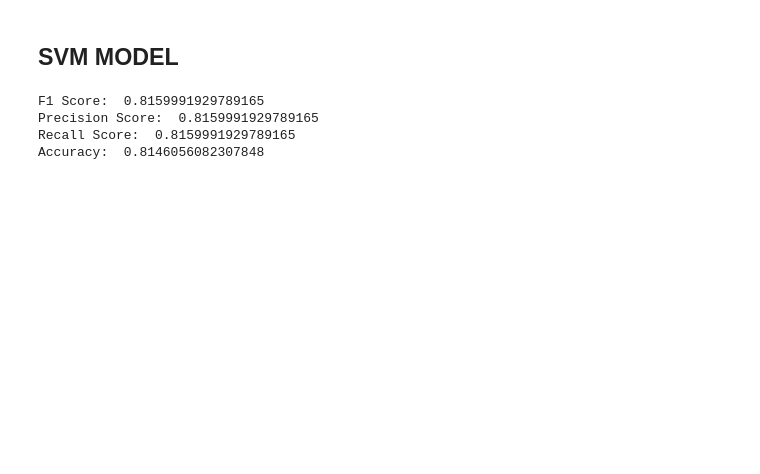
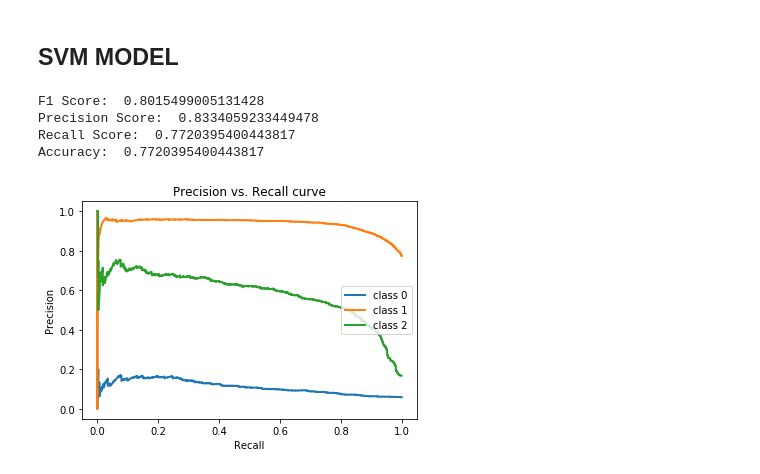
Before and after one commit to yp201/structure-based-hate-speech-detection, a Jupyter notebook: bag_of_words.ipynb, the cells around one changed output. Saved outputs shown, nothing was run; the diff lists cells and outputs as text; code cells hidden in the pictures; blank space fills up the shorter version.

```diff
--- a/bag_of_words.ipynb
+++ b/bag_of_words.ipynb
@@ -92,18 +118,33 @@ Accuracy:  0.8396207383498083
 # %% [markdown]
 ## SVM MODEL
 # %%
-svm_clf = svm.SVC(gamma='scale')
+svm_clf = OneVsRestClassifier(svm.SVC(gamma='scale', probability=True))
 svm_clf.fit(X_train,y_train)
-y_pred = svm_clf.predict(X_train)
-f = f1_score(y_train, y_pred, average='micro')
+y_pred = svm_clf.predict(X_test)
+f = f1_score(y_test, y_pred, average='micro')
 print("F1 Score: ", f)
-p = precision_score(y_train, y_pred, average='micro')
+p = precision_score(y_test, y_pred, average='micro')
 print("Precision Score: ", p)
-r = recall_score(y_train, y_pred, average='micro')
+r = recall_score(y_test, y_pred, average='micro')
 print("Recall Score: ", r)
 print("Accuracy: ", svm_clf.score(X_test,y_test))
+
+y_score = svm_clf.predict_proba(X_test)
+precision = dict()
+recall = dict()
+for i in range(n_classes):
+    precision[i], recall[i], _ = precision_recall_curve(y_test[:, i],
+                                                        y_score[:, i])
+    plt.plot(recall[i], precision[i], lw=2, label='class {}'.format(i))
+
+plt.xlabel("Recall")
+plt.ylabel("Precision")
+plt.legend(loc = "center right")
+plt.title("Precision vs. Recall curve")
+plt.show()
 # %% [output]
-F1 Score:  0.8159991929789165
-Precision Score:  0.8159991929789165
-Recall Score:  0.8159991929789165
-Accuracy:  0.8146056082307848
+F1 Score:  0.8015499005131428
+Precision Score:  0.8334059233449478
+Recall Score:  0.7720395400443817
+Accuracy:  0.7720395400443817
+[figure, added]
```
Also changed, not shown: parts of 7 cells of this notebook.
